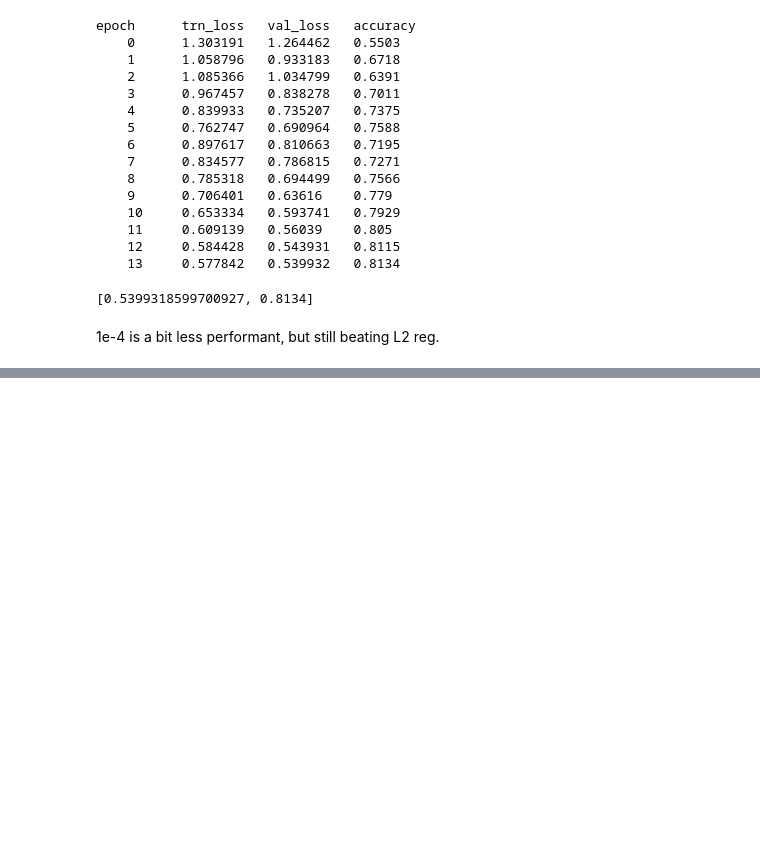
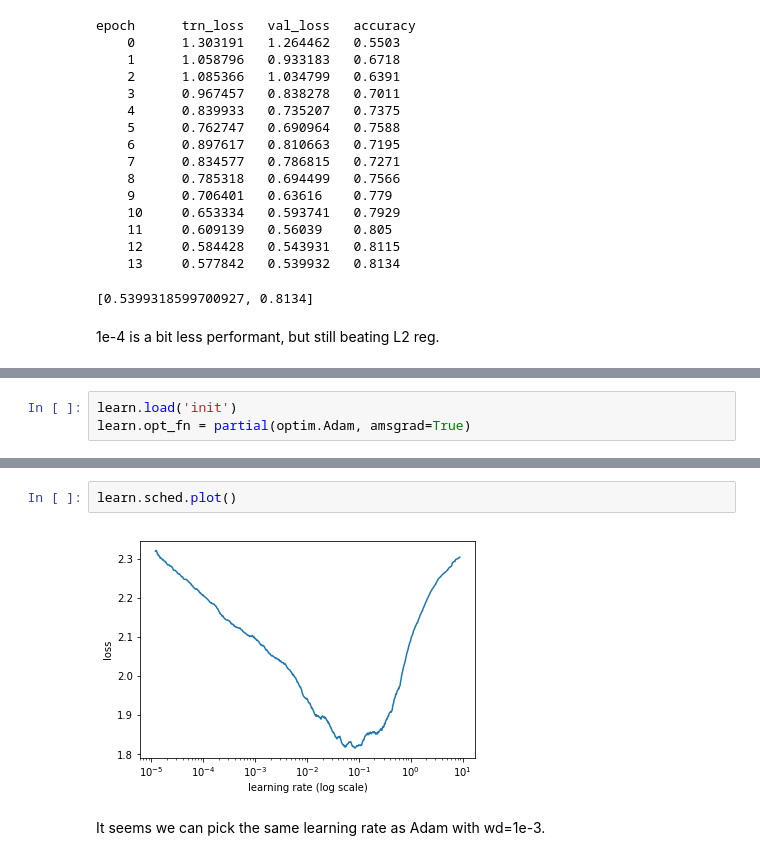
Before and after one commit to sgugger/Deep-Learning, a Jupyter notebook: Adam and weight decay/Tests SGD with Adam and wd.ipynb, the cells around one changed output, grey strips where cells are left out. Cells and saved outputs as stored; diff of their text form; blank space fills up the shorter version.

Commit message:
Add amsgrad

```diff
--- a/Adam and weight decay/Tests SGD with Adam and wd.ipynb
+++ b/Adam and weight decay/Tests SGD with Adam and wd.ipynb
@@ -205,0 +210,3 @@ epoch      trn_loss   val_loss   accuracy
+# %%
+learn.load('init')
+learn.opt_fn = partial(optim.Adam, amsgrad=True)
@@ -205,0 +221,6 @@ epoch      trn_loss   val_loss   accuracy
+# %%
+learn.sched.plot()
+# %% [output]
+[figure, added]
+# %% [markdown]
+It seems we can pick the same learning rate as Adam with wd=1e-3.
```
Also changed, not shown: parts of 9 cells of this notebook, 1 other file.
